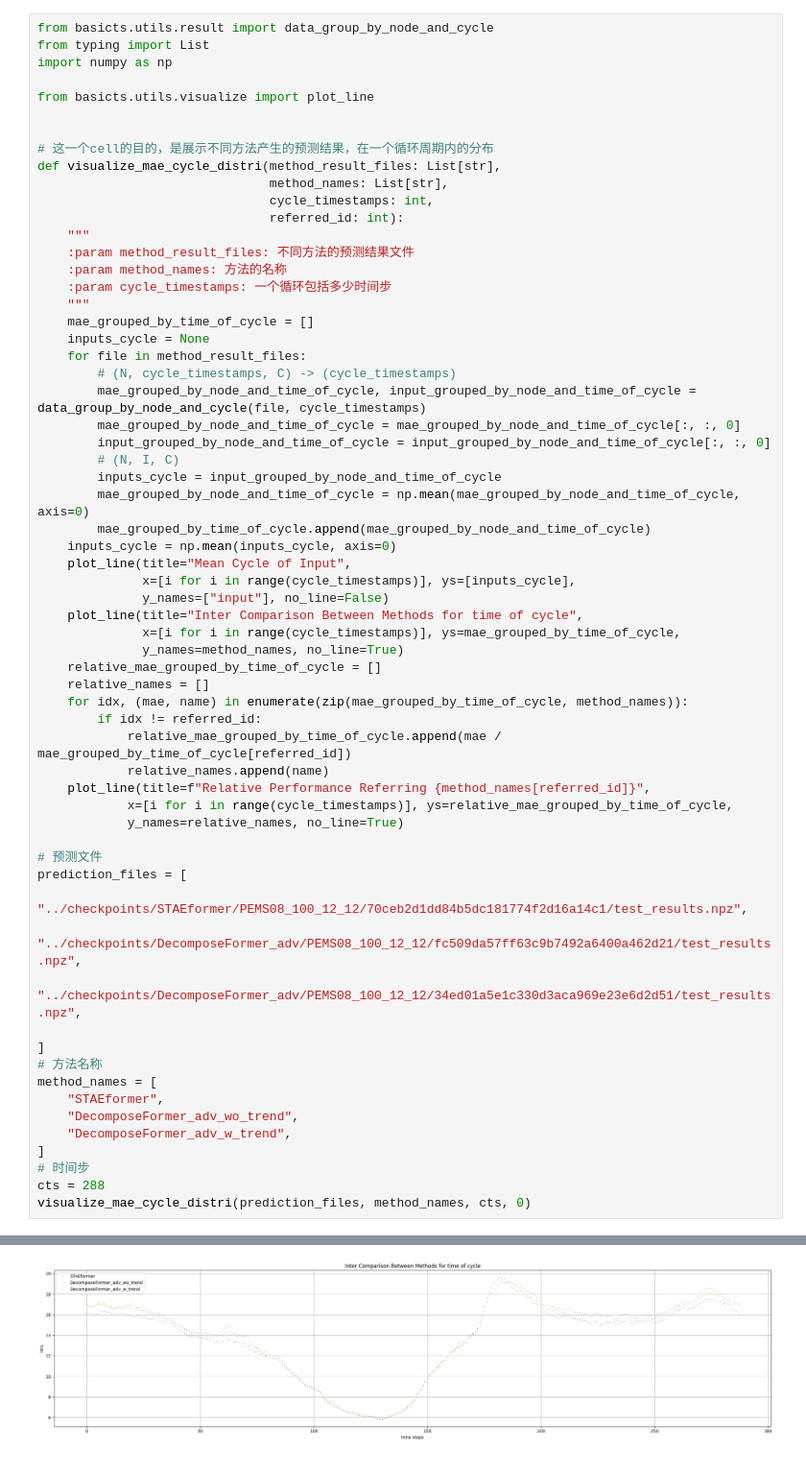
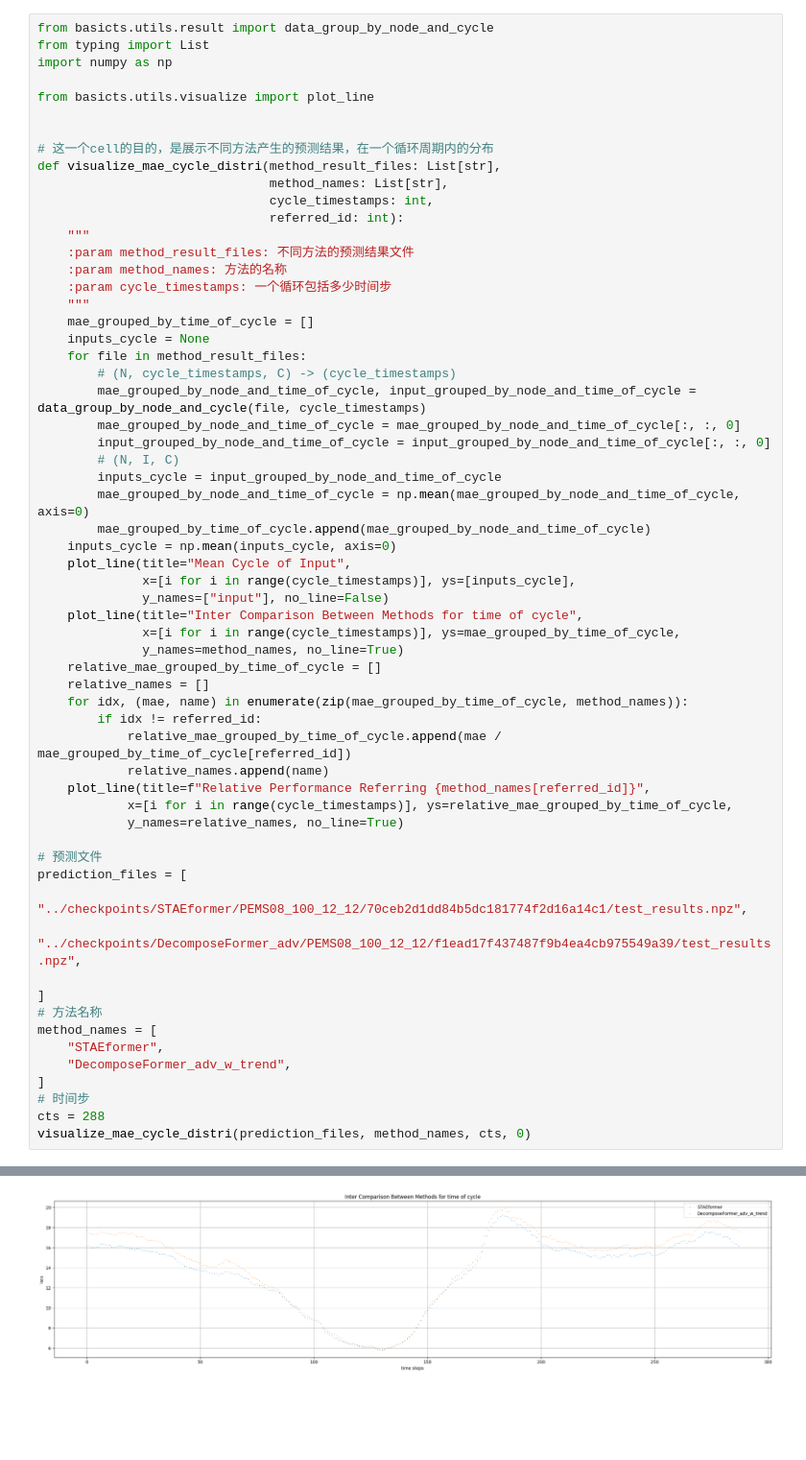
Before and after one commit to Dench991228/BasicTSD, a Jupyter notebook: basicts/visualize_mae_cycle_distri.ipynb, the cells around one changed output, grey strips where cells are left out. Shown at 96% size. Drawn from its saved outputs; the diff is of its cells as text; blank space fills up the shorter version.

```diff
--- a/basicts/visualize_mae_cycle_distri.ipynb
+++ b/basicts/visualize_mae_cycle_distri.ipynb
@@ -32,34 +32,32 @@ def visualize_mae_cycle_distri(method_result_files: List[str],
               x=[i for i in range(cycle_timestamps)], ys=[inputs_cycle],
               y_names=["input"], no_line=False)
     plot_line(title="Inter Comparison Between Methods for time of cycle",
               x=[i for i in range(cycle_timestamps)], ys=mae_grouped_by_time_of_cycle,
               y_names=method_names, no_line=True)
     relative_mae_grouped_by_time_of_cycle = []
     relative_names = []
     for idx, (mae, name) in enumerate(zip(mae_grouped_by_time_of_cycle, method_names)):
         if idx != referred_id:
             relative_mae_grouped_by_time_of_cycle.append(mae / mae_grouped_by_time_of_cycle[referred_id])
             relative_names.append(name)
     plot_line(title=f"Relative Performance Referring {method_names[referred_id]}",
             x=[i for i in range(cycle_timestamps)], ys=relative_mae_grouped_by_time_of_cycle,
             y_names=relative_names, no_line=True)
 
 # 预测文件
 prediction_files = [
     "../checkpoints/STAEformer/PEMS08_100_12_12/70ceb2d1dd84b5dc181774f2d16a14c1/test_results.npz",
-    "../checkpoints/DecomposeFormer_adv/PEMS08_100_12_12/fc509da57ff63c9b7492a6400a462d21/test_results.npz",
-    "../checkpoints/DecomposeFormer_adv/PEMS08_100_12_12/34ed01a5e1c330d3aca969e23e6d2d51/test_results.npz",
+    "../checkpoints/DecomposeFormer_adv/PEMS08_100_12_12/f1ead17f437487f9b4ea4cb975549a39/test_results.npz",
 
 ]
 # 方法名称
 method_names = [
     "STAEformer",
-    "DecomposeFormer_adv_wo_trend",
     "DecomposeFormer_adv_w_trend",
 ]
 # 时间步
 cts = 288
 visualize_mae_cycle_distri(prediction_files, method_names, cts, 0)
 # %% [output]
 [figure]
-[figure, old version]
+[figure, new version]
```
Also changed, not shown: parts of 1 cell of this notebook, 13 other files.
